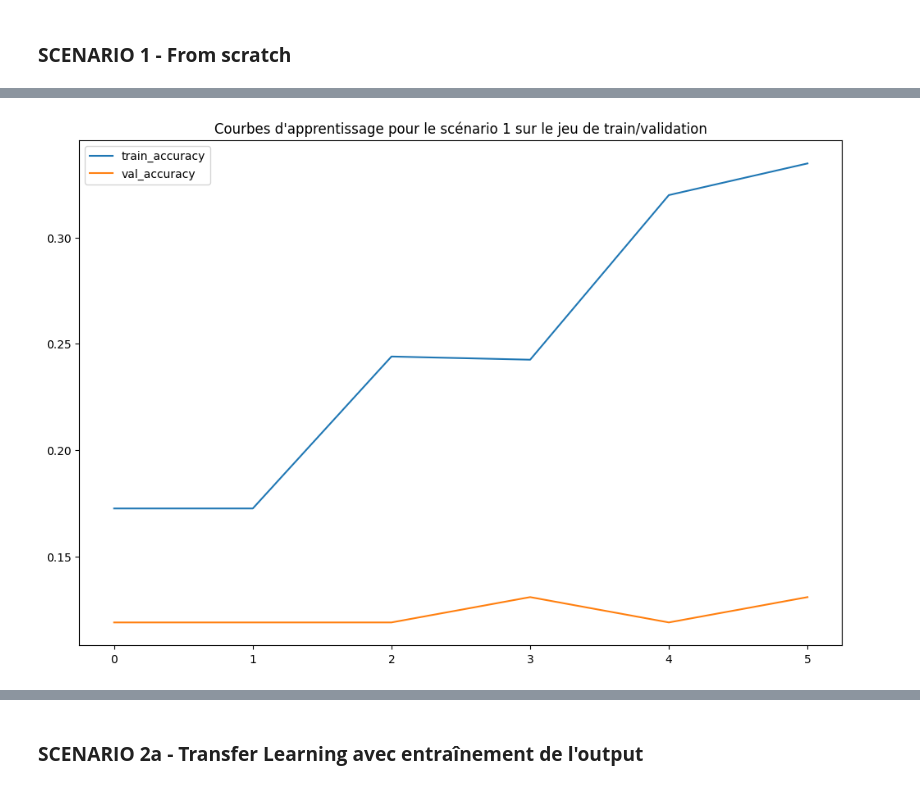
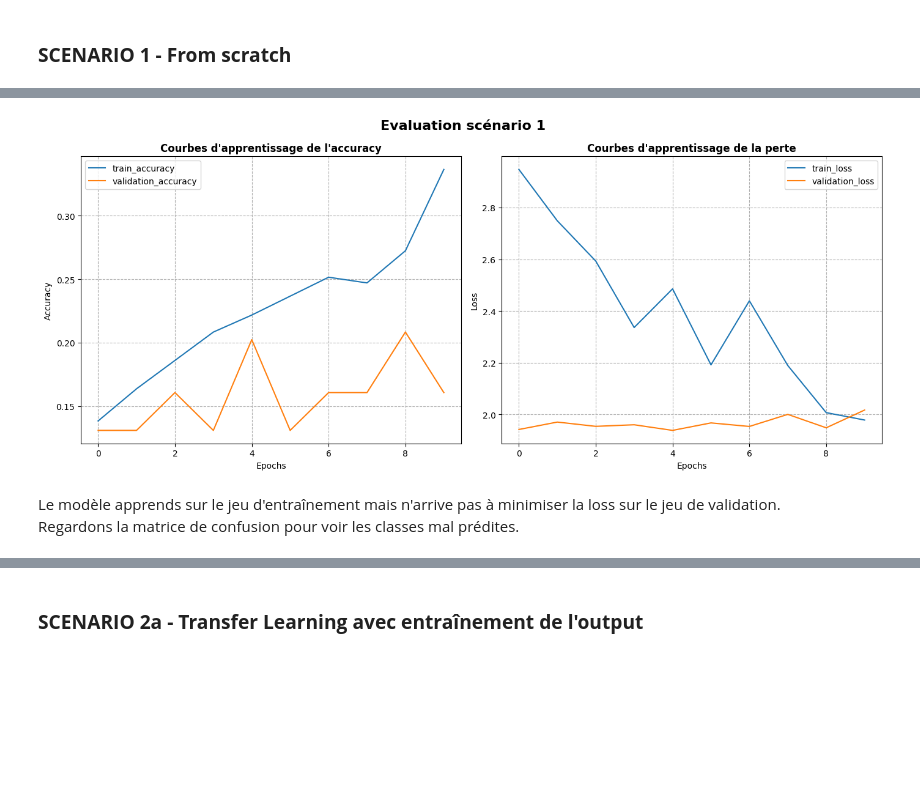
Before and after one commit to Hedredo/oc_projet_6, a Jupyter notebook: 2_notebook_classification_image.ipynb, the cells around one changed output, grey strips where cells are left out. Saved outputs shown, nothing was run; the diff lists cells and outputs as text; code cells hidden in the pictures; blank space fills up the shorter version.

```diff
--- a/2_notebook_classification_image.ipynb
+++ b/2_notebook_classification_image.ipynb
@@ -86,5 +129,5 @@ def create_test_generator(data, image_size=(224, 224), batch_size=32, preprocess
 # %%
-def compile_and_fit(model, N_EPOCHS, LEARNING_RATE, scenario, data_augmentation_params=None, preprocess=efficientnet_preprocess_input):
+def compile_and_fit(model: tf.keras.Model, N_EPOCHS: int, LEARNING_RATE: float, scenario: str, data_augmentation_params: dict = None, preprocess=efficientnet_preprocess_input) -> tf.keras.callbacks.History:
     # Vérifie que model est bien un modèle Keras
     assert isinstance(model, tf.keras.Model), 'model doit être un modèle Keras'
     # Vérifie que N_EPOCHS est bien un entier
@@ -99,14 +142,14 @@ def compile_and_fit(model, N_EPOCHS, LEARNING_RATE, scenario, data_augmentation_
     # Assigne les paramètres de data augmentation ou pas pour le datagenerator
     if data_augmentation_params is not None:
         datagen = ImageDataGenerator(
-            preprocessing_function=preprocess,
-            validation_split=0.2,
-            **data_augmentation_params
+            preprocessing_function=preprocess, # Prétraitement EfficientNet
+            validation_split=0.2, # 20% des données pour la validation
+            **data_augmentation_params # Paramètres de data augmentation
         )
     else:
         datagen = ImageDataGenerator(
-        preprocessing_function=preprocess,
-        validation_split=0.2
+        preprocessing_function=preprocess, # Prétraitement EfficientNet
+        validation_split=0.2 # 20% des données pour la validation
         )
 
     # Crée les générateurs de données du train à partir du dataframe de train
@@ -118,6 +161,7 @@ def compile_and_fit(model, N_EPOCHS, LEARNING_RATE, scenario, data_augmentation_
         target_size=(224, 224),
         batch_size=32,
         class_mode='categorical',
+        shuffle=True,
         subset='training'
     )
 
@@ -130,6 +174,7 @@ def compile_and_fit(model, N_EPOCHS, LEARNING_RATE, scenario, data_augmentation_
         target_size=(224, 224),
         batch_size=32,
         class_mode='categorical',
+        shuffle=False,
         subset='validation'
     )
 
@@ -172,0 +220,21 @@ def compile_and_fit(model, N_EPOCHS, LEARNING_RATE, scenario, data_augmentation_
+# %%
+def plot_learning_curves(history: tf.keras.callbacks.History, scenario: str) -> None:
+    # Crée une figure pour afficher les courbes d'apprentissage sur l'accuracy et la perte
+    fig, ax = plt.subplots(1, 2, figsize=(14, 6), tight_layout=True)
+    fig.suptitle(f"Evaluation scénario {scenario}", fontweight='bold', fontsize=16)
+    # Affiche la courbe de l'accuracy
+    ax[0].plot(history.history['accuracy'], label='train_accuracy')
+    ax[0].plot(history.history['val_accuracy'], label='validation_accuracy')
+    ax[0].set_title("Courbes d'apprentissage de l'accuracy", fontweight='bold')
+    ax[0].set_ylabel('Accuracy')
+    # Affiche la courbe de la perte
+    ax[1].plot(history.history['loss'], label='train_loss')
+    ax[1].plot(history.history['val_loss'], label='validation_loss')
+    ax[1].set_title("Courbes d'apprentissage de la perte", fontweight='bold')
+    ax[1].set_ylabel('Loss')
+    for i in range(2):
+        ax[i].set_xticks(range(0, n_epochs, 2))
+        ax[i].set_xlabel('Epochs')
+        ax[i].grid(axis='both', linestyle='--')
+        ax[i].legend()
+    plt.show()
@@ -195,7 +269,7 @@ Les couches de sortie/output du modèle par défaut sont :
 # Définir les paramètres du modèle pour le scénario 1
 scenario='1'
 data_augmentation_params = None
-LEARNING_RATE = 1e-3
+LEARNING_RATE = 1e-4
 N_EPOCHS = 20
 
 # Enregistre les paramètres du modèle
@@ -240,13 +314,14 @@ Epoch 6: early stopping
-# %%
-# Affiche les courbes d'apprentissage
-plt.figure(figsize=(12, 8))
-plt.title("Courbes d\'apprentissage pour le scénario 1 sur le jeu de train/validation")
-plt.plot(history.history['accuracy'], label='train_accuracy')
-plt.plot(history.history['val_accuracy'], label='val_accuracy')
-plt.legend()
-plt.show()
-# %% [output]
-[figure, removed]
+# %%
+# Récupère le nombre d'EPOCHS utilisés
+n_epochs = len(history.history['loss'])
+
+# Affiche les courbes d'apprentissage
+plot_learning_curves(history, scenario)
+# %% [output]
+[figure, added]
+# %% [markdown]
+Le modèle apprends sur le jeu d'entraînement mais n'arrive pas à minimiser la loss sur le jeu de validation.<br>
+Regardons la matrice de confusion pour voir les classes mal prédites.
 # %%
 # Définit le nom du modèle à charger
 model_name = scenario+'_best_model.weights.h5'
```
Also changed, not shown: parts of 69 cells of this notebook, 9 other files.
